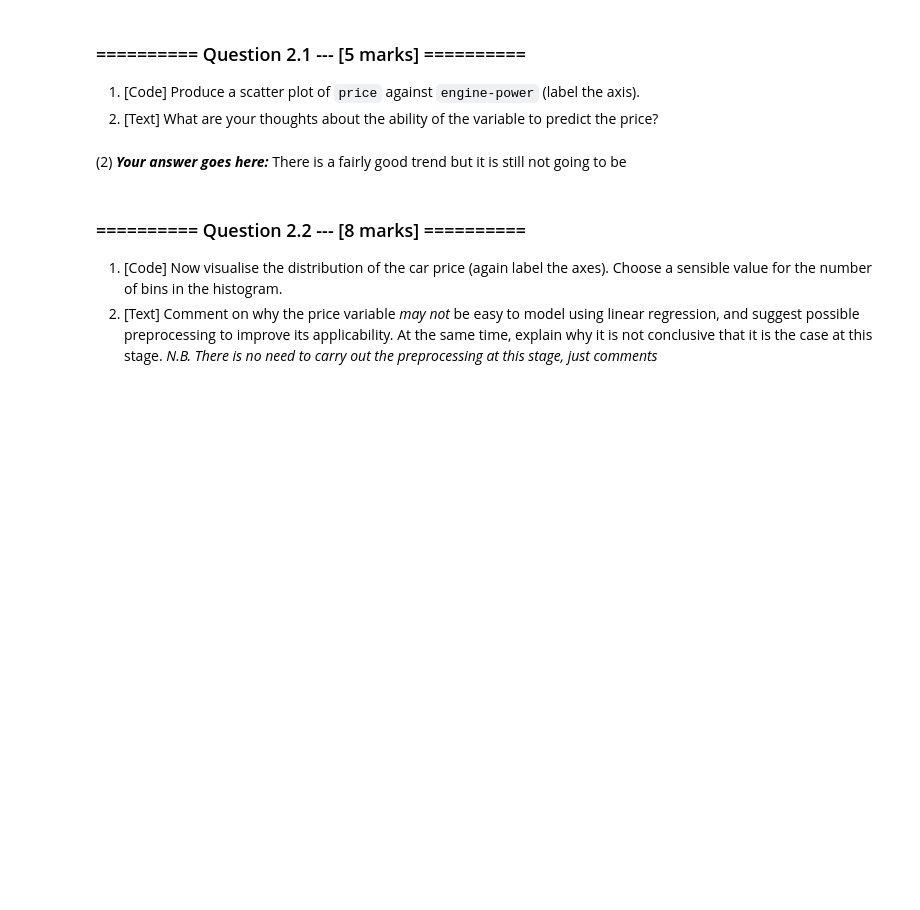
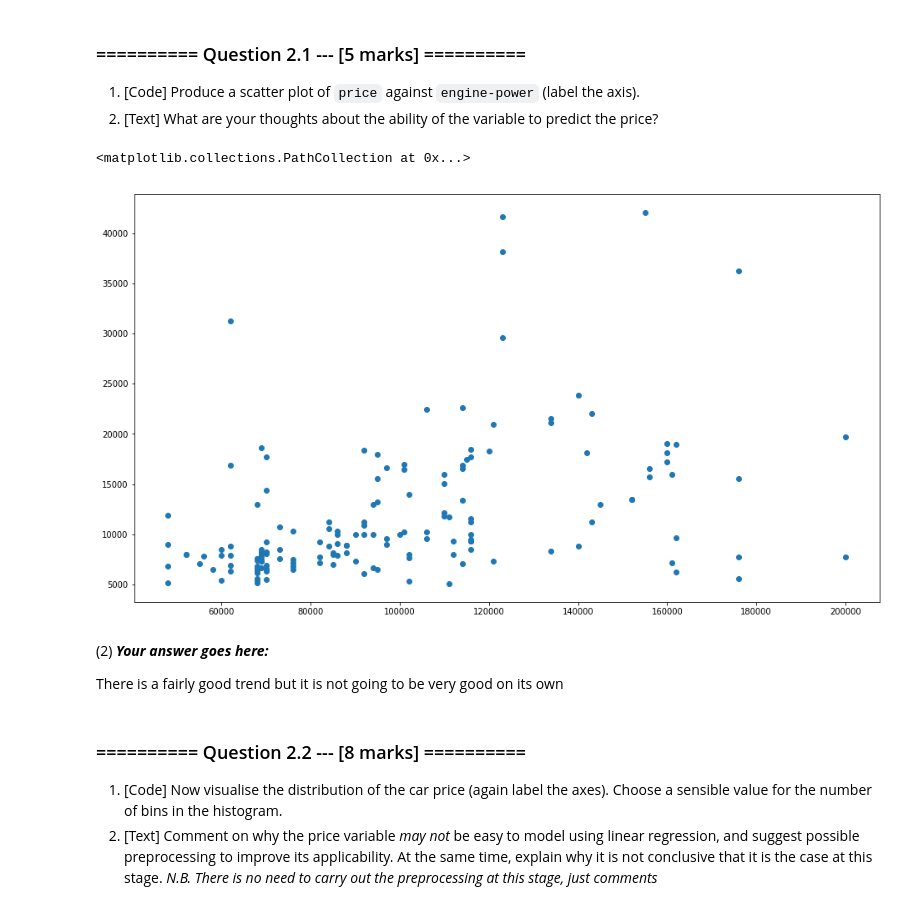
Before and after one commit to stuphys1729/IAML, a Jupyter notebook: Assignments/02_LinearRegression.ipynb, the cells around one changed output. Drawn from its saved outputs; the diff is of its cells as text; code cells hidden in the pictures; blank space fills up the shorter version.

```diff
--- a/Assignments/02_LinearRegression.ipynb
+++ b/Assignments/02_LinearRegression.ipynb
@@ -219,9 +226,14 @@ When applying machine learning in practice it can be prudent to start out simple
 1. [Text] What are your thoughts about the ability of the variable to predict the price?
 # %%
 # (1) # Your Code goes here:
+plt.scatter(auto_numeric['engine-power'], auto_numeric['price'])
+# %% [output]
+<matplotlib.collections.PathCollection at 0x...>
+[figure, added]
 # %% [markdown]
 (2) ***Your answer goes here:***
-There is a fairly good trend but it is still not going to be
+
+There is a fairly good trend but it is not going to be very good on its own
 # %% [markdown]
 ### ========== Question 2.2 --- [8 marks] ==========
 
```
Also changed, not shown: parts of 28 cells of this notebook, 1 other file.
